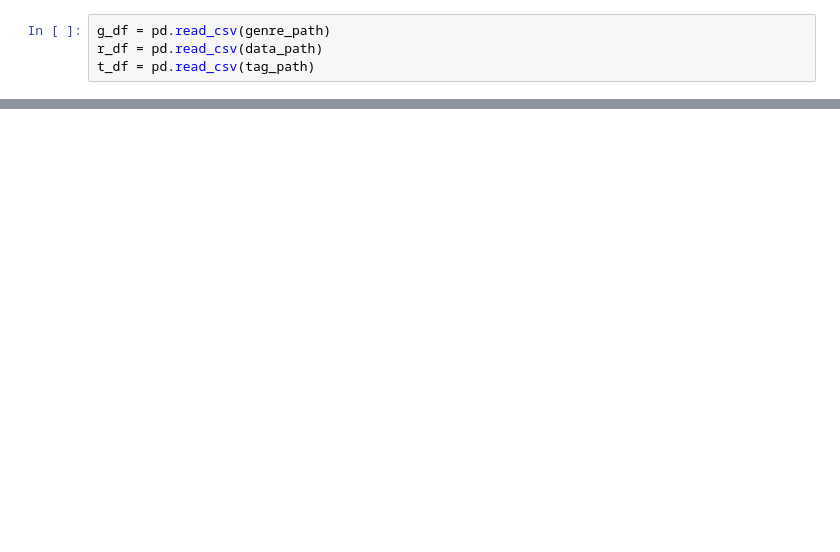
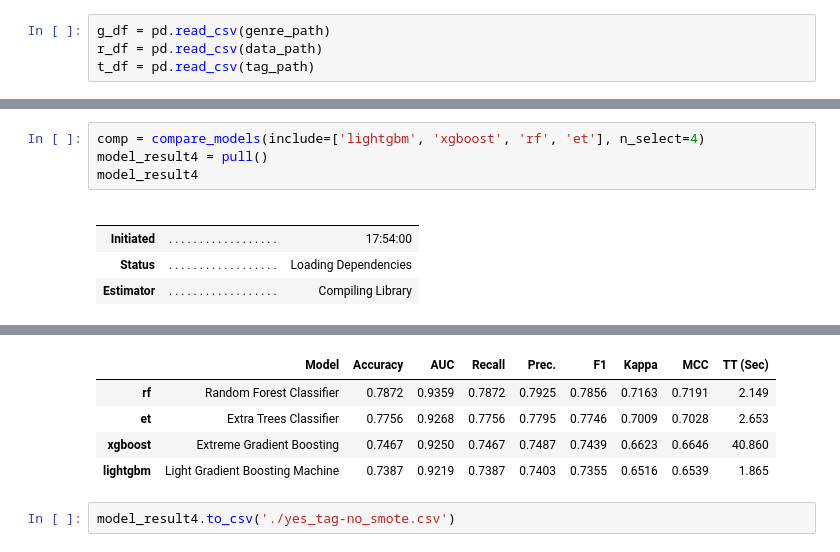
Before and after one commit to trevormoon/ASAC_ml_project, a Jupyter notebook: EDA/LSH/model/basic.ipynb, the cells around one changed output, grey strips where cells are left out. Drawn from its saved outputs; the diff is of its cells as text; blank space fills up the shorter version.

```diff
--- a/EDA/LSH/model/basic.ipynb
+++ b/EDA/LSH/model/basic.ipynb
@@ -345,0 +257,10 @@ imp_lgb_df.head(15)
+# %%
+comp = compare_models(include=['lightgbm', 'xgboost', 'rf', 'et'], n_select=4)
+model_result4 = pull()
+model_result4
+# %% [output]
+|  |  |  |
+|  |  |  |
+| Initiated | . . . . . . . . . . . . . . . . . . | 17:54:00 |
+| Status | . . . . . . . . . . . . . . . . . . | Loading Dependencies |
+| Estimator | . . . . . . . . . . . . . . . . . . | Compiling Library |
@@ -345,0 +268,7 @@ imp_lgb_df.head(15)
+|  | Model | Accuracy | AUC | Recall | Prec. | F1 | Kappa | MCC | TT (Sec) |
+| rf | Random Forest Classifier | 0.7872 | 0.9359 | 0.7872 | 0.7925 | 0.7856 | 0.7163 | 0.7191 | 2.149 |
+| et | Extra Trees Classifier | 0.7756 | 0.9268 | 0.7756 | 0.7795 | 0.7746 | 0.7009 | 0.7028 | 2.653 |
+| xgboost | Extreme Gradient Boosting | 0.7467 | 0.9250 | 0.7467 | 0.7487 | 0.7439 | 0.6623 | 0.6646 | 40.860 |
+| lightgbm | Light Gradient Boosting Machine | 0.7387 | 0.9219 | 0.7387 | 0.7403 | 0.7355 | 0.6516 | 0.6539 | 1.865 |
+# %%
+model_result4.to_csv('./yes_tag-no_smote.csv')
```
Also changed, not shown: parts of 55 cells of this notebook, 6 other files.
